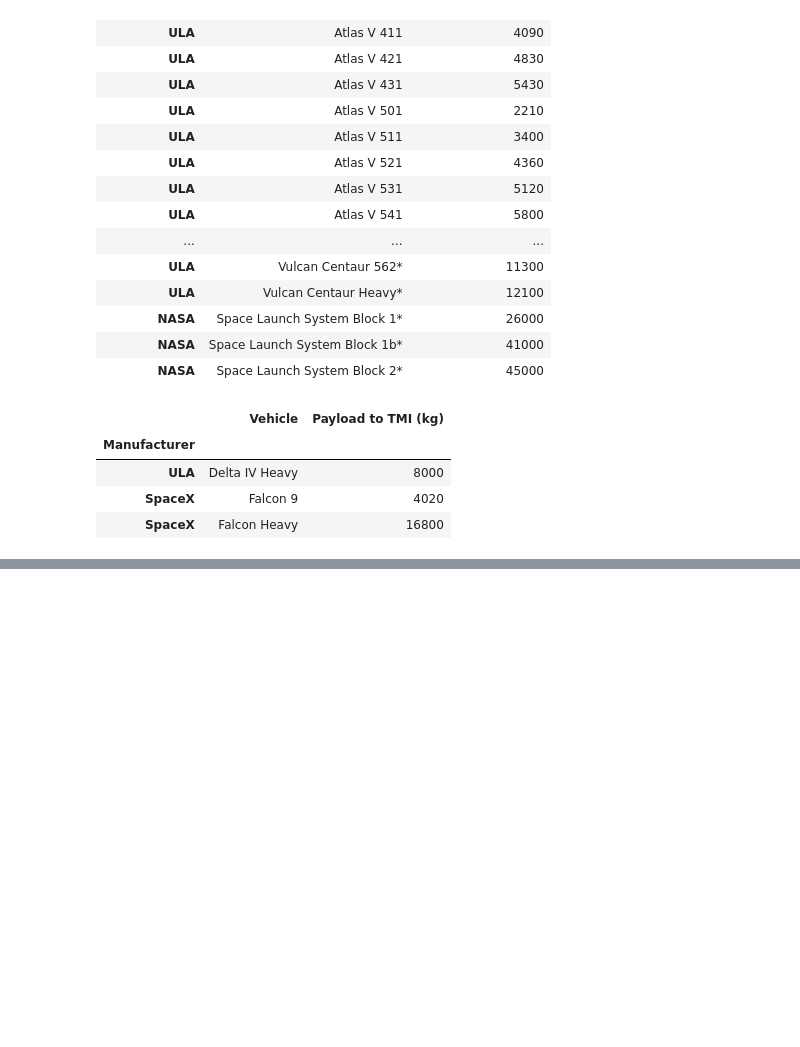
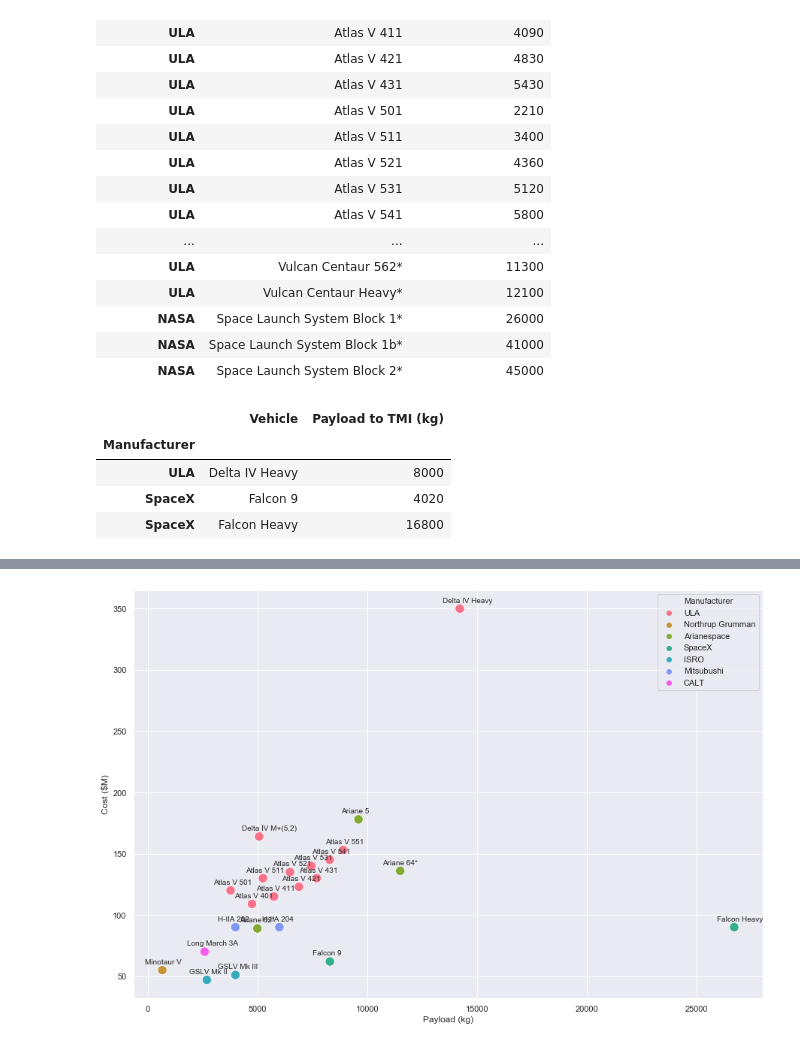
Before and after one commit to candaceyee/Space-Based-Solar, a Jupyter notebook: current_launch_systems.ipynb, the cells around one changed output, grey strips where cells are left out. Cells and saved outputs as stored; diff of their text form; code cells hidden in the pictures; blank space fills up the shorter version.

Commit message:
created plot of payload vs cost

```diff
--- a/current_launch_systems.ipynb
+++ b/current_launch_systems.ipynb
@@ -203,0 +267,9 @@ current_launch_systems.to_csv('current_launch_systems.csv')
+# %%
+sns.set_palette('husl')
+fig = plt.figure(figsize = (15,10))
+ax = sns.scatterplot('Payload (GTO)', 'Cost ($M)', data = launch_cost_v_payload, hue = 'Manufacturer', s = 150)
+plt.xlabel('Payload (kg)');
+for idx, data in launch_cost_v_payload.iterrows():
+    ax.text(data['Payload (GTO)'] - 800, data['Cost ($M)'] + 5, data['Launch Vehicle'], fontsize = 10)
+# %% [output]
+[figure, added]
```
Also changed, not shown: parts of 3 cells of this notebook, 2 other files.
